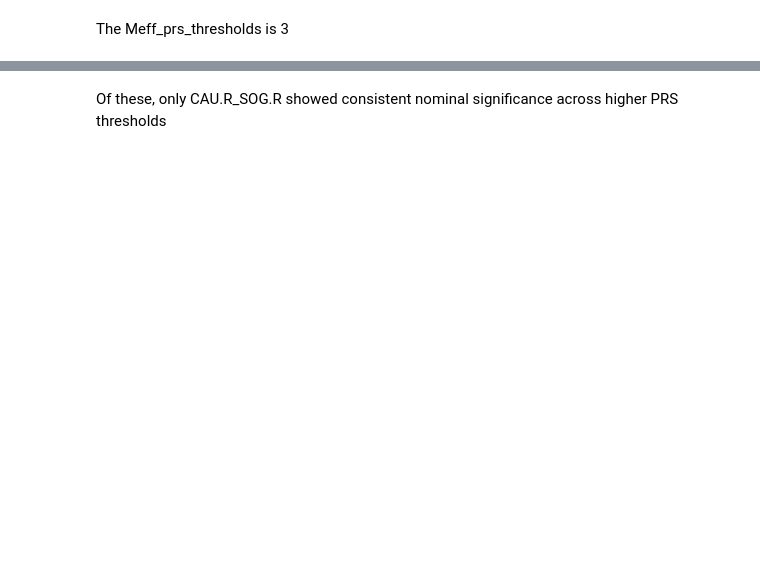
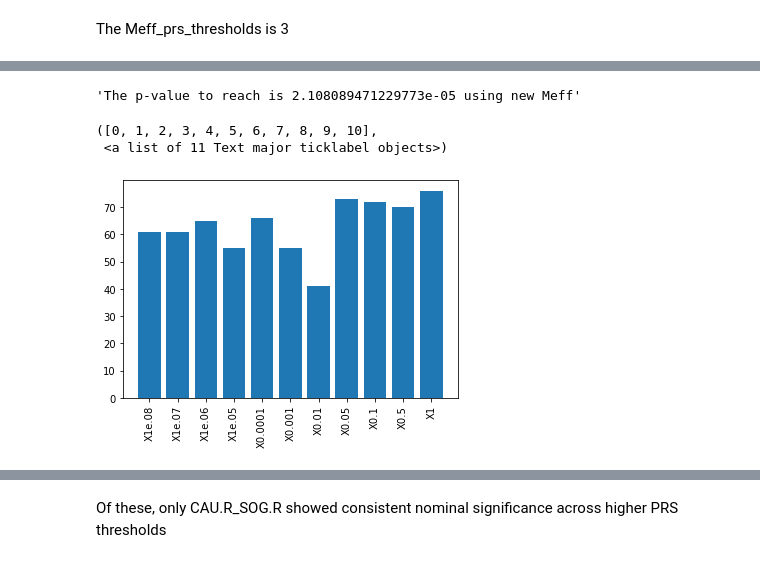
Before and after one commit to lehai-ml/schizophrenia_PRS, a Jupyter notebook: notebooks_results/dHCP/2_dHCP_data_exploration.ipynb, the cells around one changed output, grey strips where cells are left out. Drawn from its saved outputs; the diff is of its cells as text; code cells hidden in the pictures; blank space fills up the shorter version.

```diff
--- a/notebooks_results/dHCP/2_dHCP_data_exploration.ipynb
+++ b/notebooks_results/dHCP/2_dHCP_data_exploration.ipynb
@@ -132,0 +175,13 @@ plt.plot(np.sort(adjusted_p_val))
+# %%
+prefrontal_lobes=['SFGdor','ORBsup','MFG','ORBmid','IFGoperc','IFGtriang','ORBinf','SFGmed','ORBsumed']
+cingulum=['ACG','DCG','PCG']
+subcortical=['HIP','PHG','AMYG','CAU','PUT','PAL','THA','INS']
+temporal=['STG','TPOsup','MTG','TPOmid','ITG']
+occipital=['REC','CUN','CAL','LING','SOG','MOG','IOG','FFG']
+# %%
+ROIs_combinations=data_preprocessing.ROIs_combinations('./dataset/Regions_of_interests.csv')
+# %%
+temp_connectivity_list_ROIs=[region for region in data_preprocessing.lower_triangle(ROIs_combinations) for i in prefrontal_lobes+cingulum+subcortical+temporal+occipital if i in str.split(region,'_')[0]]
+connectivity_list_ROIs=[region for region in temp_connectivity_list_ROIs for i in prefrontal_lobes+cingulum+subcortical+temporal+occipital if i in str.split(region,'_')[1]]
+# %%
+diffusion_term_p_val_ROIs=diffusion_term_p_val[diffusion_term_p_val['Connection'].map(lambda x: True if x in connectivity_list_ROIs else False)]
@@ -132,0 +207,11 @@ plt.plot(np.sort(adjusted_p_val))
+# %%
+f'The p-value to reach is {0.05/(790.60528*3)} using new Meff'
+# %% [output]
+'The p-value to reach is 2.108089471229773e-05 using new Meff'
+# %%
+plt.bar(PRS_thresholds,[len(list(filter(lambda x: x<0.05,diffusion_term_p_val_ROIs[diffusion_term_p_val_ROIs['PRS_threshold']==threshold].loc[:,'prs_pval']))) for threshold in PRS_thresholds])
+plt.xticks(rotation='vertical')
+# %% [output]
+([0, 1, 2, 3, 4, 5, 6, 7, 8, 9, 10],
+ <a list of 11 Text major ticklabel objects>)
+[figure, added]
```
Also changed, not shown: parts of 37 cells of this notebook, 1 other file.
